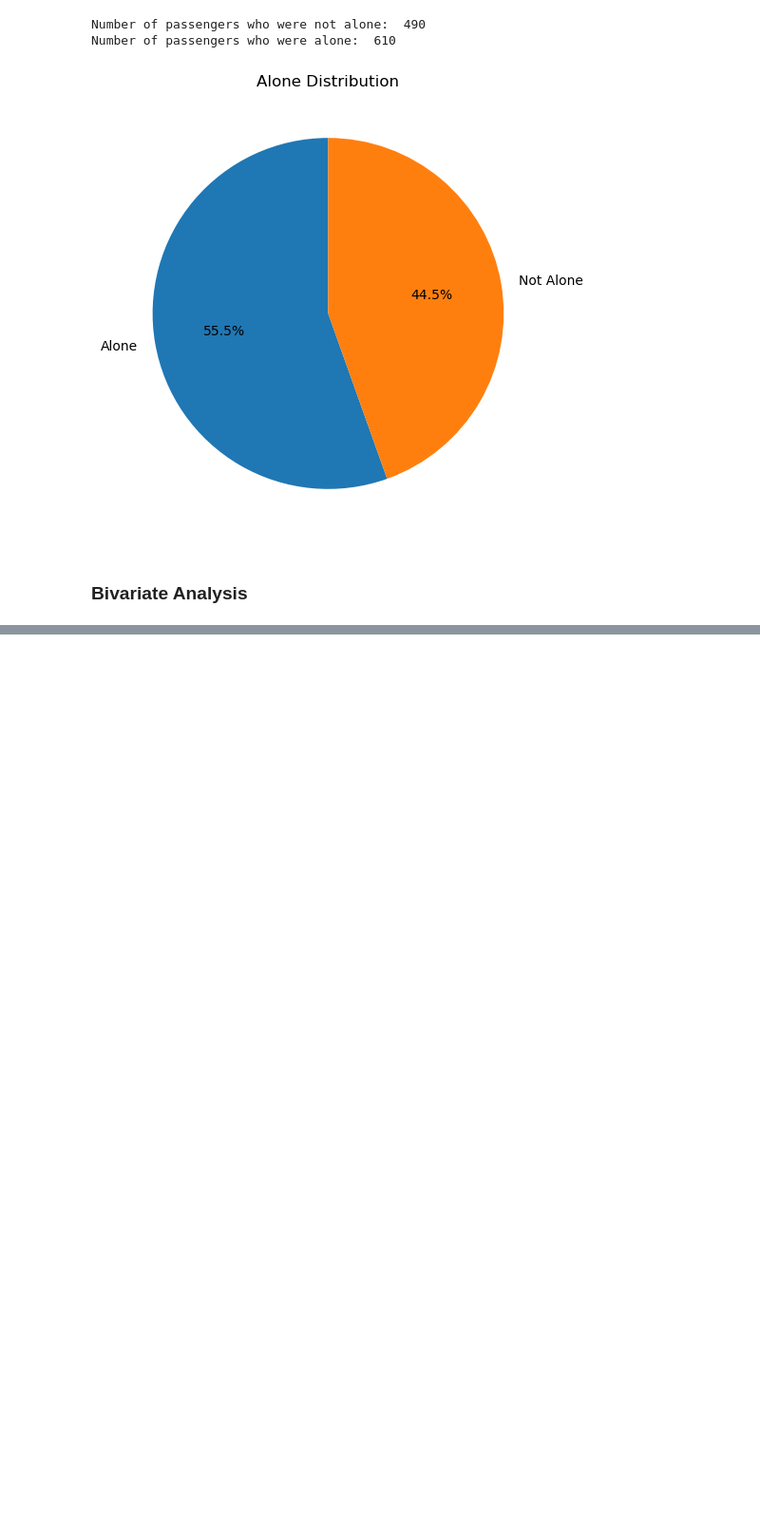
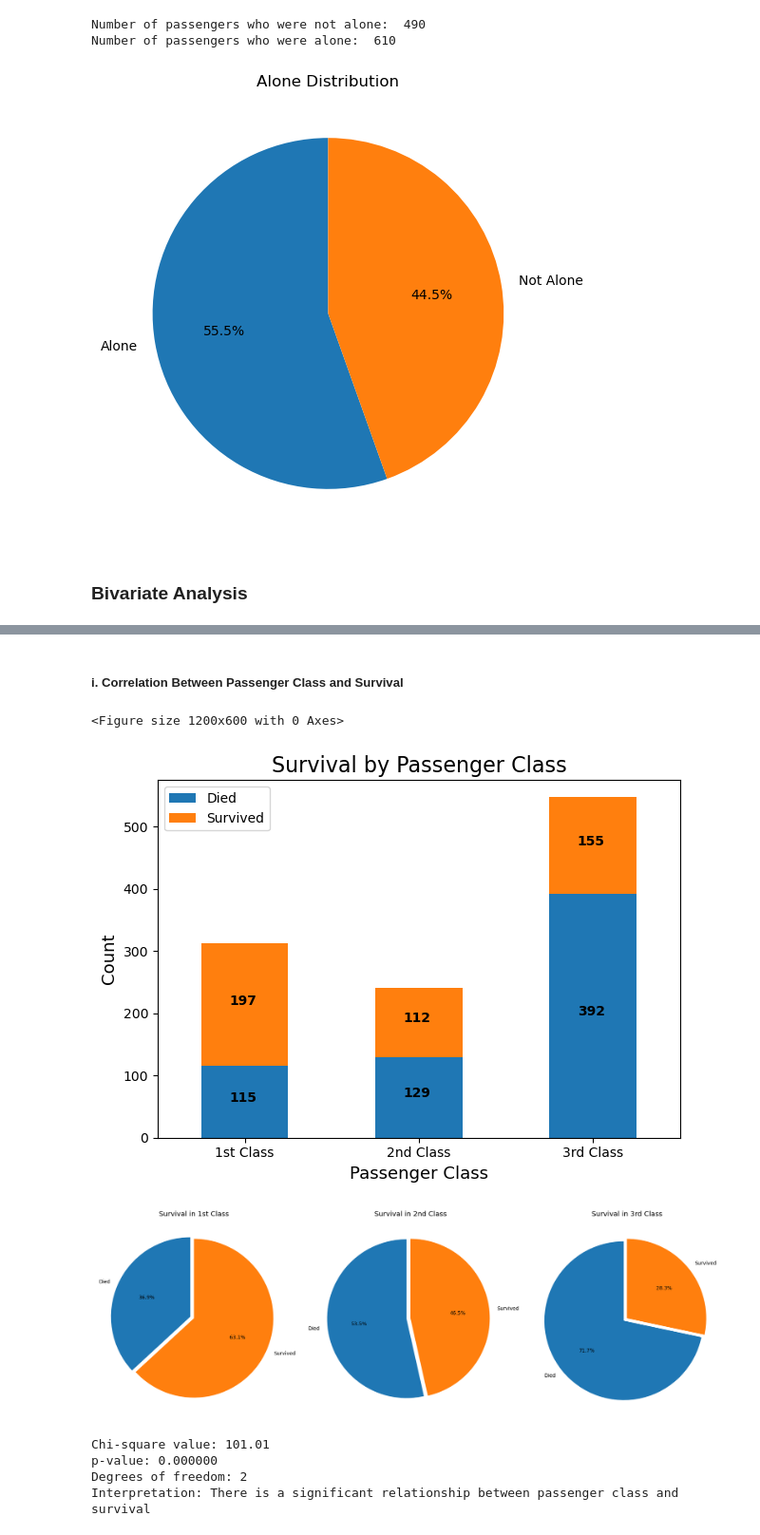
Before and after one commit to ShravanDeva5327/titanic-data-analysis, a Jupyter notebook: main.ipynb, the cells around one changed output, grey strips where cells are left out. Shown at 95% size. Saved outputs shown, nothing was run; the diff lists cells and outputs as text; code cells hidden in the pictures; blank space fills up the shorter version.

```diff
--- a/main.ipynb
+++ b/main.ipynb
@@ -293,0 +299,63 @@ Number of passengers who were alone:  610
+# %% [markdown]
+##### i. Correlation Between Passenger Class and Survival
+# %%
+survival_by_class = pd.crosstab(df['pclass'], df['survived'],
+                                rownames=['Class'],
+                                colnames=['Survived'],)
+
+survival_by_class.columns = ['Died', 'Survived']
+
+survival_percentages = {}
+for pclass in [1, 2, 3]:
+    class_data = df[df['pclass'] == pclass]
+    total = len(class_data)
+    survived = class_data['survived'].sum()
+    died = total - survived
+    survival_percentages[pclass] = [died/total*100, survived/total*100]
+
+plt.figure(figsize=(12, 6))
+survival_by_class.plot(kind='bar', stacked=True)
+plt.title('Survival by Passenger Class', fontsize=16)
+plt.xlabel('Passenger Class', fontsize=13)
+plt.ylabel('Count', fontsize=13)
+plt.xticks([0, 1, 2], ['1st Class', '2nd Class', '3rd Class'], rotation=0)
+plt.legend(['Died', 'Survived'])
+
+for i, (died, survived) in enumerate(zip(survival_by_class['Died'], survival_by_class['Survived'])):
+    plt.text(i-0.09, died/2, str(died), fontweight='bold')
+    plt.text(i-0.09, died + survived/2, str(survived), fontweight='bold')
+
+plt.tight_layout()
+plt.show()
+
+fig, axes = plt.subplots(1, 3, figsize=(18, 6))
+classes = [1, 2, 3]
+class_names = ['1st Class', '2nd Class', '3rd Class']
+
+for i, pclass in enumerate(classes):
+    axes[i].pie(survival_percentages[pclass],
+                labels=['Died', 'Survived'],
+                autopct='%1.1f%%',
+                startangle=90,
+                explode=(0.05, 0))
+    axes[i].set_title(f'Survival in {class_names[i]}', fontsize=14)
+
+plt.tight_layout()
+plt.show()
+# %% [output]
+<Figure size 1200x600 with 0 Axes>
+[figure, added]
+[figure, added]
+# %%
+chi2, p, dof, expected = chi2_contingency(survival_by_class)
+print(f"Chi-square value: {chi2:.2f}")
+print(f"p-value: {p:.6f}")
+print(f"Degrees of freedom: {dof}")
+print("Interpretation: " + ("There is a significant relationship between passenger class and survival"
+                          if p < 0.05 else
+                          "There is no significant relationship between passenger class and survival"))
+# %% [output]
+Chi-square value: 101.01
+p-value: 0.000000
+Degrees of freedom: 2
+Interpretation: There is a significant relationship between passenger class and survival
```
Also changed, not shown: parts of 23 cells of this notebook.
